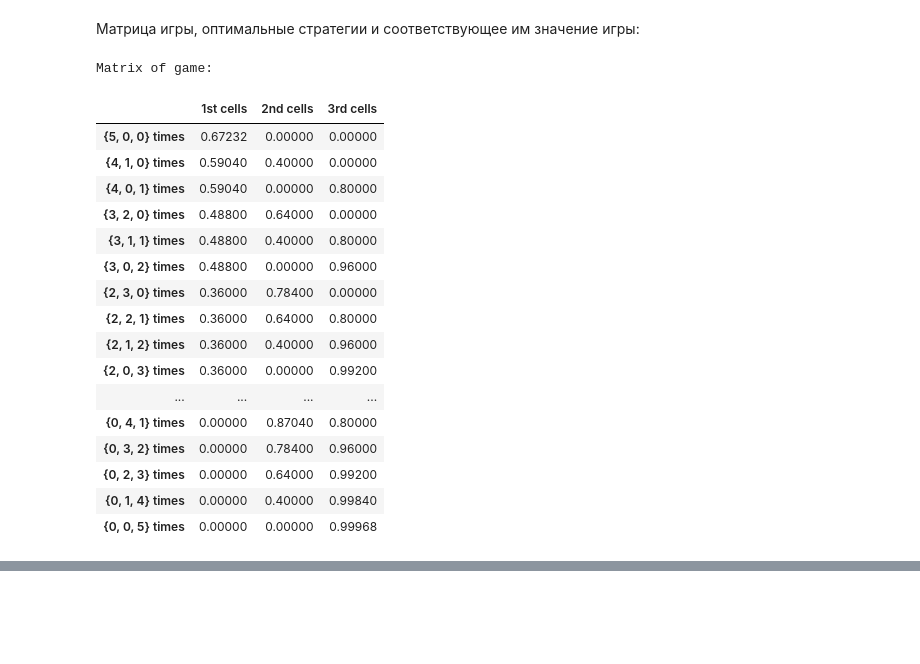
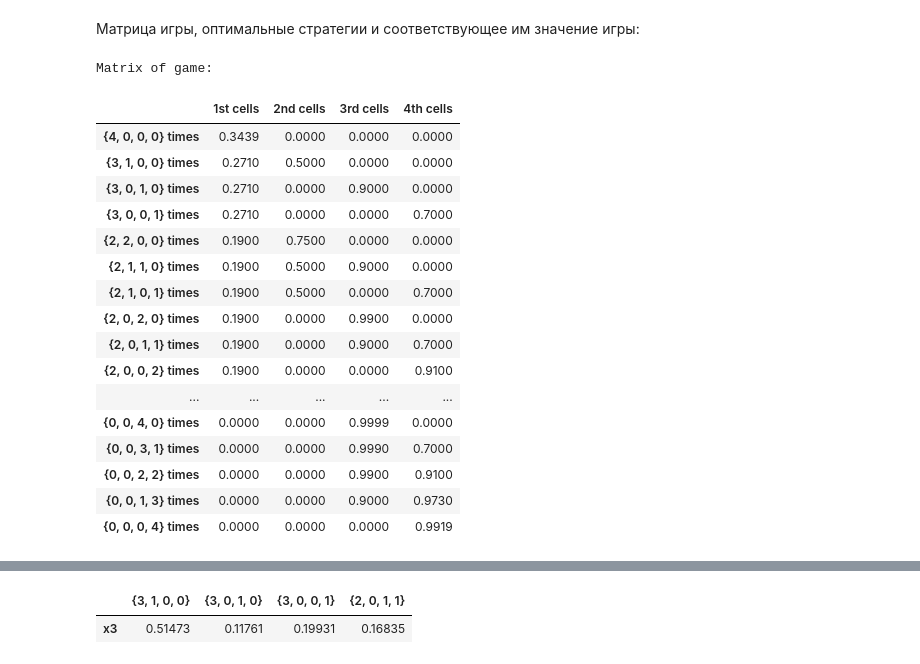
Before and after one commit to teppoev/The-Shapley-Snow-procedure, a Jupyter notebook: The Shapley-Snow procedure for Search Games.ipynb, the cells around one changed output, grey strips where cells are left out. Cells and saved outputs as stored; diff of their text form; code cells hidden in the pictures; blank space fills up the shorter version.

```diff
--- a/The Shapley-Snow procedure for Search Games.ipynb
+++ b/The Shapley-Snow procedure for Search Games.ipynb
@@ -170,6 +310,13 @@ def ordinal(n):
 # %%
-def print_game_matrix(X, rows, columns):
-    df = pd.DataFrame(X, index=rows, columns=columns)
+def print_game_matrix(X, strategies, detailed_labels=True):
+    rows = ['{' + ', '.join(str(e) for e in x) + '}' for x in strategies]
+    columns = [ordinal(x) for x in range(1, X.shape[1] + 1)]
+
+    if detailed_labels:
+        rows = [x + " times" for x in rows]
+        columns = [y + " cells" for y in columns]
+
+    df = pd.DataFrame(np.vectorize(rounder)(X), index=rows, columns=columns)
     print("Matrix of game:")
     display(df)
     print()
@@ -190,45 +358,42 @@ $p = (p_1, ..., p_n)$ — вероятности найти объект в со
 # %% [markdown]
 Введите входные данные ниже:
 # %%
-n = 3
-m = 5
-p = [0.2, 0.4, 0.8]
+n = 4
+m = 4
+p = [0.1, 0.5, 0.9, 0.7]
+modded = False
+detailed_feedback = False
+eps = 1e-6
 # %% [markdown]
 Матрица игры, оптимальные стратегии и соответствующее им значение игры:
 # %%
+value = 0
+x = []
+y = []
+
 try:
-    X, searchings = get_game_matrix(n, m, p)
-    rows = ['{' + ', '.join(str(e) for e in x) + '}' for x in searchings]
-    columns = [ordinal(x) for x in range(1, X.shape[1] + 1)]
-    print_game_matrix(X, [x + " times" for x in rows], [y + " cells" for y in columns])
-    value, strategies = find_equilibrium(X)
-    print(f"Value of the game is {round(value, 5)}.")
-    print()
-    print("Optimal strategies (only non-zero values!):")
-    print()
-    counter = 0
-    for s in strategies:
-        counter += 1
-        print(f"Pairs of optimal strategies #{counter}:")
-        print_optimal_strategies(s[0], s[1], rows, columns)
-except ValueError as e:
+    X, strategies = get_game_matrix(n, m, p)
+    print_game_matrix(X, strategies)
+    value, x, y = find_equilibrium(X, strategies, p, modded=modded, detailed_feedback=detailed_feedback, eps=eps)
+    print_result(value, x, y, strategies)
+except Exception as e:
     print(f"Error! {e}")
 # %% [output]
 Matrix of game:
-|  | 1st cells | 2nd cells | 3rd cells |
-| {5, 0, 0} times | 0.67232 | 0.00000 | 0.00000 |
-| {4, 1, 0} times | 0.59040 | 0.40000 | 0.00000 |
-| {4, 0, 1} times | 0.59040 | 0.00000 | 0.80000 |
-| {3, 2, 0} times | 0.48800 | 0.64000 | 0.00000 |
-| {3, 1, 1} times | 0.48800 | 0.40000 | 0.80000 |
-| {3, 0, 2} times | 0.48800 | 0.00000 | 0.96000 |
-| {2, 3, 0} times | 0.36000 | 0.78400 | 0.00000 |
-| {2, 2, 1} times | 0.36000 | 0.64000 | 0.80000 |
-| {2, 1, 2} times | 0.36000 | 0.40000 | 0.96000 |
-| {2, 0, 3} times | 0.36000 | 0.00000 | 0.99200 |
-| ... | ... | ... | ... |
-| {0, 4, 1} times | 0.00000 | 0.87040 | 0.80000 |
-| {0, 3, 2} times | 0.00000 | 0.78400 | 0.96000 |
-| {0, 2, 3} times | 0.00000 | 0.64000 | 0.99200 |
-| {0, 1, 4} times | 0.00000 | 0.40000 | 0.99840 |
-| {0, 0, 5} times | 0.00000 | 0.00000 | 0.99968 |
+|  | 1st cells | 2nd cells | 3rd cells | 4th cells |
+| {4, 0, 0, 0} times | 0.3439 | 0.0000 | 0.0000 | 0.0000 |
+| {3, 1, 0, 0} times | 0.2710 | 0.5000 | 0.0000 | 0.0000 |
+| {3, 0, 1, 0} times | 0.2710 | 0.0000 | 0.9000 | 0.0000 |
+| {3, 0, 0, 1} times | 0.2710 | 0.0000 | 0.0000 | 0.7000 |
+| {2, 2, 0, 0} times | 0.1900 | 0.7500 | 0.0000 | 0.0000 |
+| {2, 1, 1, 0} times | 0.1900 | 0.5000 | 0.9000 | 0.0000 |
+| {2, 1, 0, 1} times | 0.1900 | 0.5000 | 0.0000 | 0.7000 |
+| {2, 0, 2, 0} times | 0.1900 | 0.0000 | 0.9900 | 0.0000 |
+| {2, 0, 1, 1} times | 0.1900 | 0.0000 | 0.9000 | 0.7000 |
+| {2, 0, 0, 2} times | 0.1900 | 0.0000 | 0.0000 | 0.9100 |
+| ... | ... | ... | ... | ... |
+| {0, 0, 4, 0} times | 0.0000 | 0.0000 | 0.9999 | 0.0000 |
+| {0, 0, 3, 1} times | 0.0000 | 0.0000 | 0.9990 | 0.7000 |
+| {0, 0, 2, 2} times | 0.0000 | 0.0000 | 0.9900 | 0.9100 |
+| {0, 0, 1, 3} times | 0.0000 | 0.0000 | 0.9000 | 0.9730 |
+| {0, 0, 0, 4} times | 0.0000 | 0.0000 | 0.0000 | 0.9919 |
@@ -244,0 +407,2 @@ Pairs of optimal strategies #1:
+|  | {3, 1, 0, 0} | {3, 0, 1, 0} | {3, 0, 0, 1} | {2, 0, 1, 1} |
+| x3 | 0.51473 | 0.11761 | 0.19931 | 0.16835 |
```
Also changed, not shown: parts of 14 cells of this notebook.
